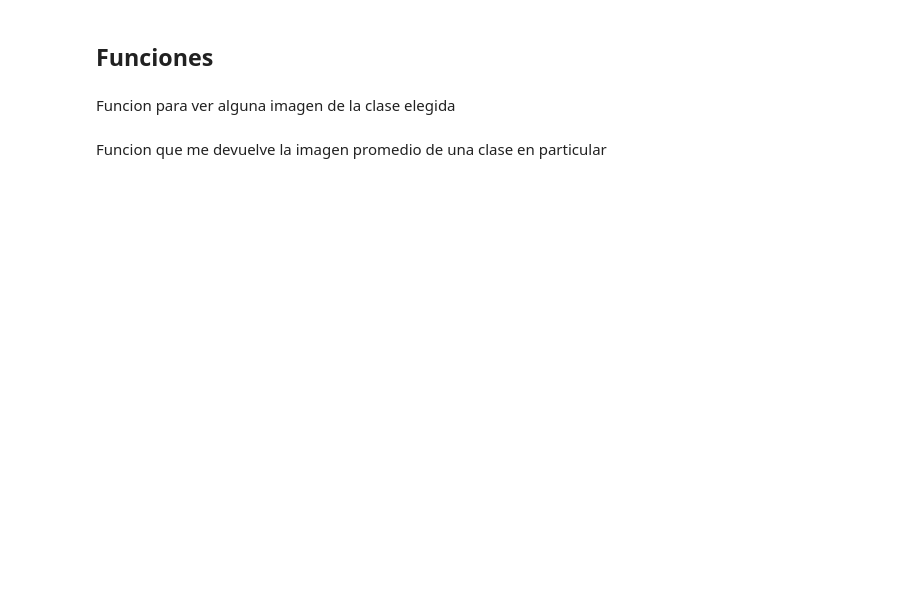
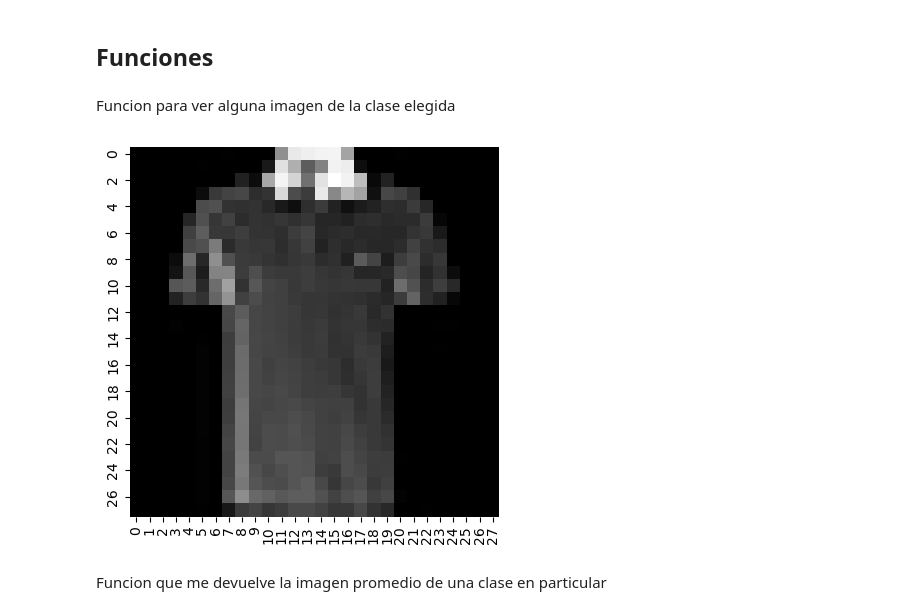
Before and after one commit to agusruss0/TP2-LDD-2C-2023, a Jupyter notebook: fashion_GLA.ipynb, the cells around one changed output. Saved outputs shown, nothing was run; the diff lists cells and outputs as text; code cells hidden in the pictures; blank space fills up the shorter version.

```diff
--- a/fashion_GLA.ipynb
+++ b/fashion_GLA.ipynb
@@ -19,12 +27,14 @@ Funcion para ver alguna imagen de la clase elegida
 # %%
 def mostrarImagenDe (label: int):
     clase = df[df['label'] == label].drop(columns='label')
     imagen = clase.iloc[np.random.randint(0,6000)].values.reshape(28,28)
     sns.heatmap(data=imagen, cmap='gray',cbar=False, square=True,annot=False)
     plt.show()
     plt.close()
 
-mostrarImagenDe(5)
+mostrarImagenDe(0)
+# %% [output]
+[figure, added]
 # %% [markdown]
 Funcion que me devuelve la imagen promedio de una clase en particular
 # %%
```
Also changed, not shown: parts of 9 cells of this notebook.
